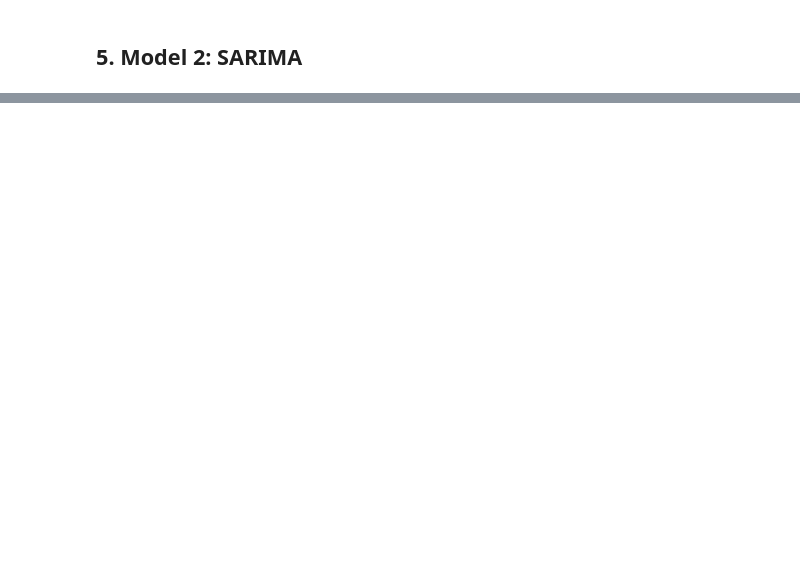
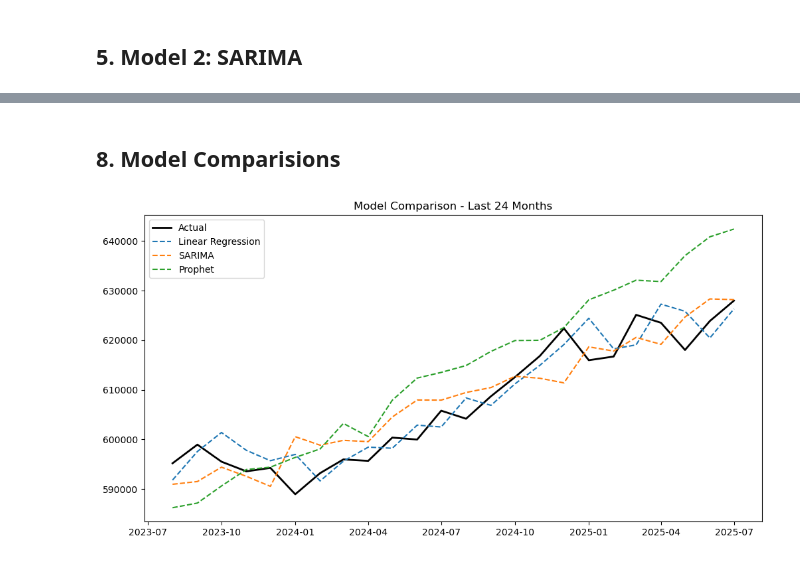
Before and after one commit to swatighegde/datascience-kit, a Jupyter notebook: RetailVision/notebook/us_retail_sales_forecasting_analysis.ipynb, the cells around one changed output, grey strips where cells are left out. Cells and saved outputs as stored; diff of their text form; code cells hidden in the pictures; blank space fills up the shorter version.

```diff
--- a/RetailVision/notebook/us_retail_sales_forecasting_analysis.ipynb
+++ b/RetailVision/notebook/us_retail_sales_forecasting_analysis.ipynb
@@ -200,0 +227,14 @@ RMSE: 12046.8200377768
+# %% [markdown]
+## 8. Model Comparisions
+# %%
+# Compare Model Predictions for Last 24 Months
+plt.figure(figsize=(12,6))
+plt.plot(test.index[-24:], test['Retail Sales'].tail(24), label="Actual", color="black", linewidth=2)
+plt.plot(test.index[-24:], y_pred_lr[-24:], label="Linear Regression", linestyle="--")
+plt.plot(test.index[-24:], y_pred_sarima[-24:], label="SARIMA", linestyle="--")
+plt.plot(test.index[-24:], y_pred_prophet[-24:], label="Prophet", linestyle="--")
+plt.legend()
+plt.title("Model Comparison - Last 24 Months")
+plt.show()
+# %% [output]
+[figure, added]
```
Also changed, not shown: parts of 16 cells of this notebook.
